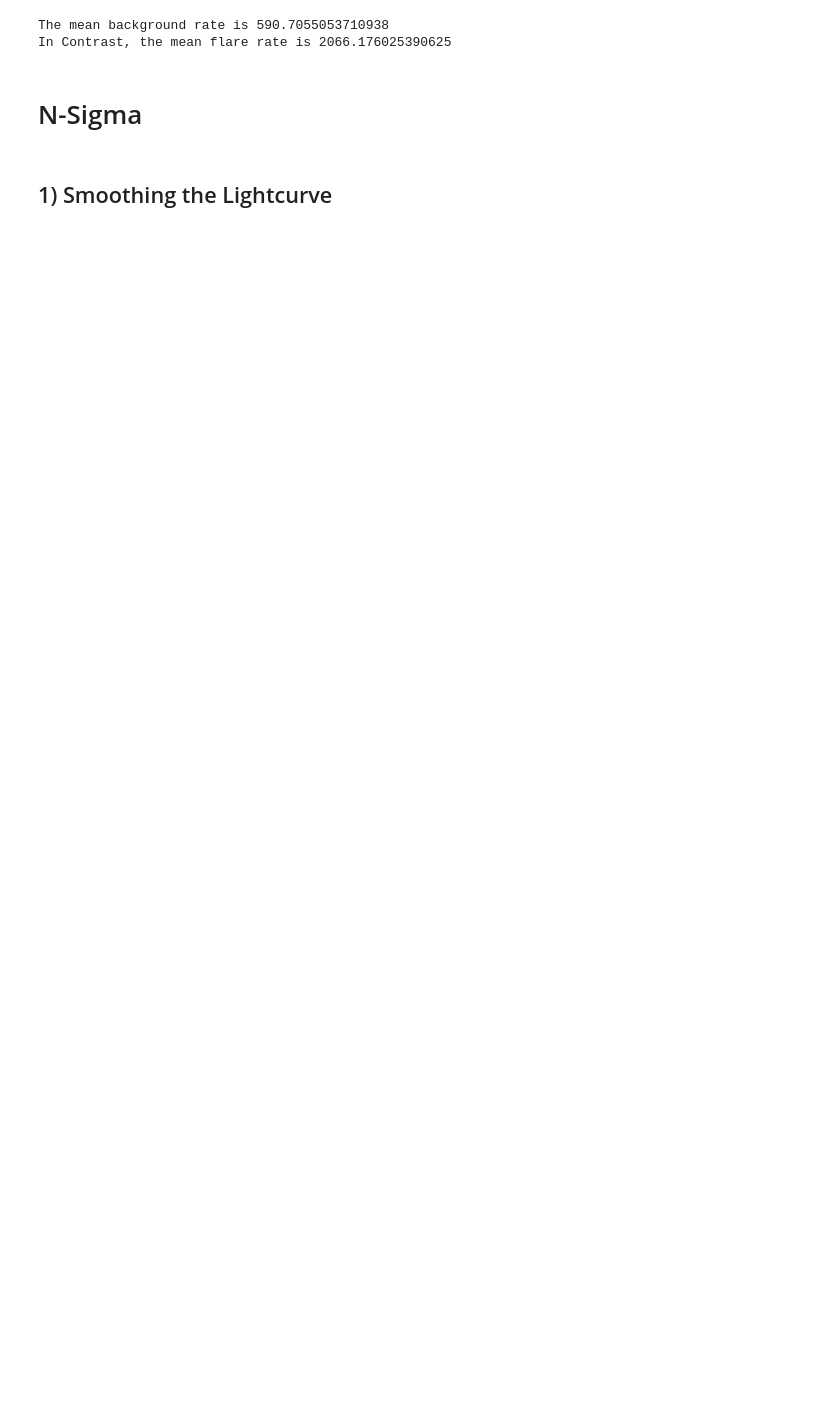
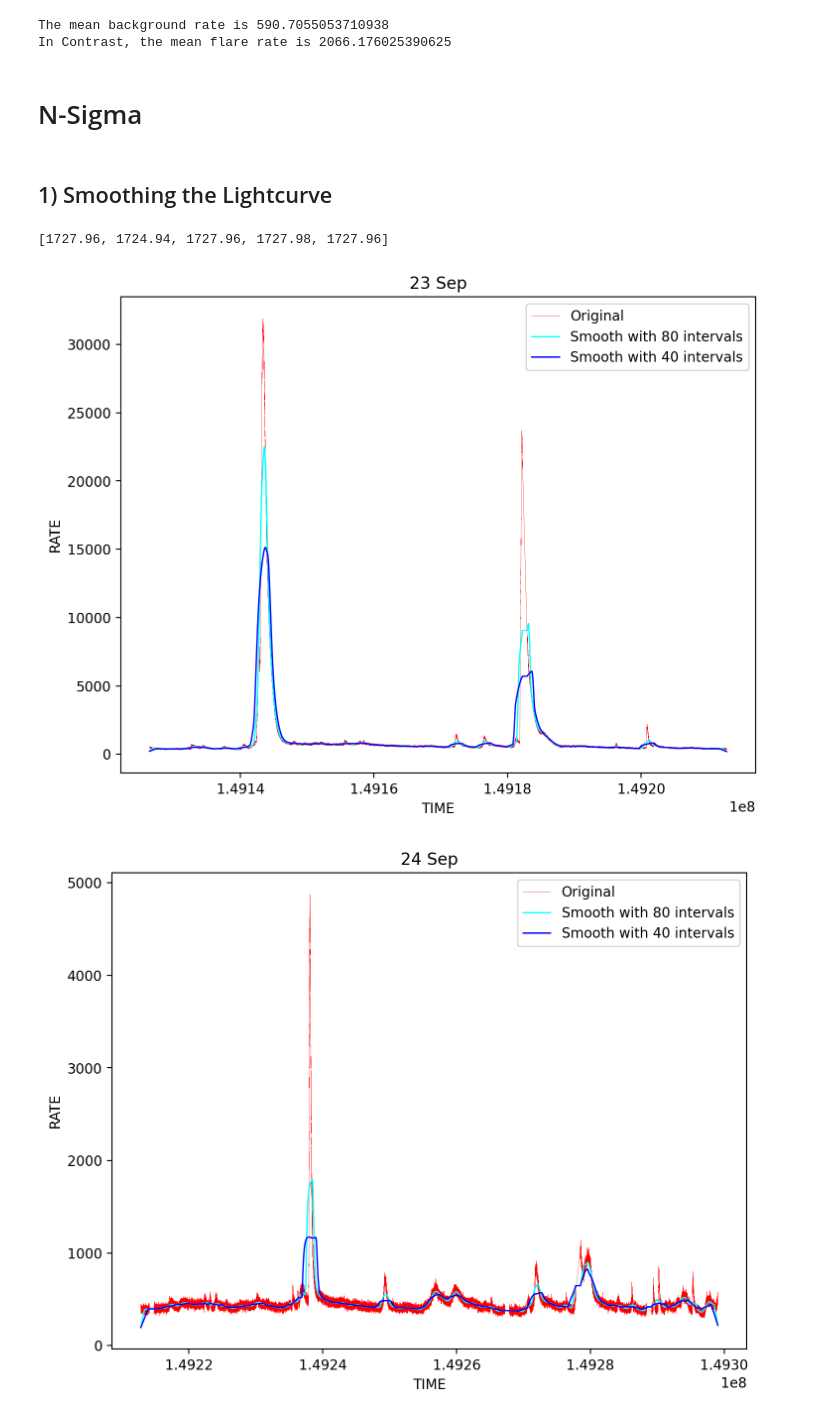
Before and after one commit to harpoonix/Solar-Flares, a Jupyter notebook: Lightcurves.ipynb, the cells around one changed output. Cells and saved outputs as stored; diff of their text form; code cells hidden in the pictures; blank space fills up the shorter version.

```diff
--- a/Lightcurves.ipynb
+++ b/Lightcurves.ipynb
@@ -220,4 +220,7 @@ In Contrast, the mean flare rate is 2066.176025390625
 # %%
 from astropy.convolution import convolve, Box1DKernel
 # %%
-smooth_lightcurves = [convolve(data[i]['RATE'], Box1DKernel(10)) for i in range(5)]
+intervals = [(data[i]['TIME'][-1] - data[i]['TIME'][0])/50 for i in range(5)]
+intervals
+# %% [output]
+[1727.96, 1724.94, 1727.96, 1727.98, 1727.96]
@@ -225,0 +227,21 @@ for i in range(5):
+# %%
+intervals = [(data[i]['TIME'][-1] - data[i]['TIME'][0]) for i in range(5)]
+def smooth_lightcurves(interval):
+    return [convolve(data[i]['RATE'], Box1DKernel(intervals[i]/interval)) for i in range(5)]
+# %%
+smooth_lightcurves_80 = smooth_lightcurves(80)
+smooth_lightcurves_40 = smooth_lightcurves(40)
+# %%
+for i in range(5):
+    fig = plt.figure(dpi=200)
+    ax = fig.add_axes([0, 0, 1, 1])
+    ax.plot(data[i]['TIME'], data[i]['RATE'], 'r', linewidth=0.2)
+    ax.plot(data[i]['TIME'], smooth_lightcurves_80[i], 'aqua', linewidth=1)
+    ax.plot(data[i]['TIME'], smooth_lightcurves_40[i], 'b', linewidth=1)
+    ax.set_title(dates[i])
+    ax.set_xlabel('TIME')
+    ax.set_ylabel('RATE')
+    ax.legend(['Original', 'Smooth with 80 intervals', 'Smooth with 40 intervals'])
+# %% [output]
+[figure, added]
+[figure, added]
```
Also changed, not shown: parts of 7 cells of this notebook.
